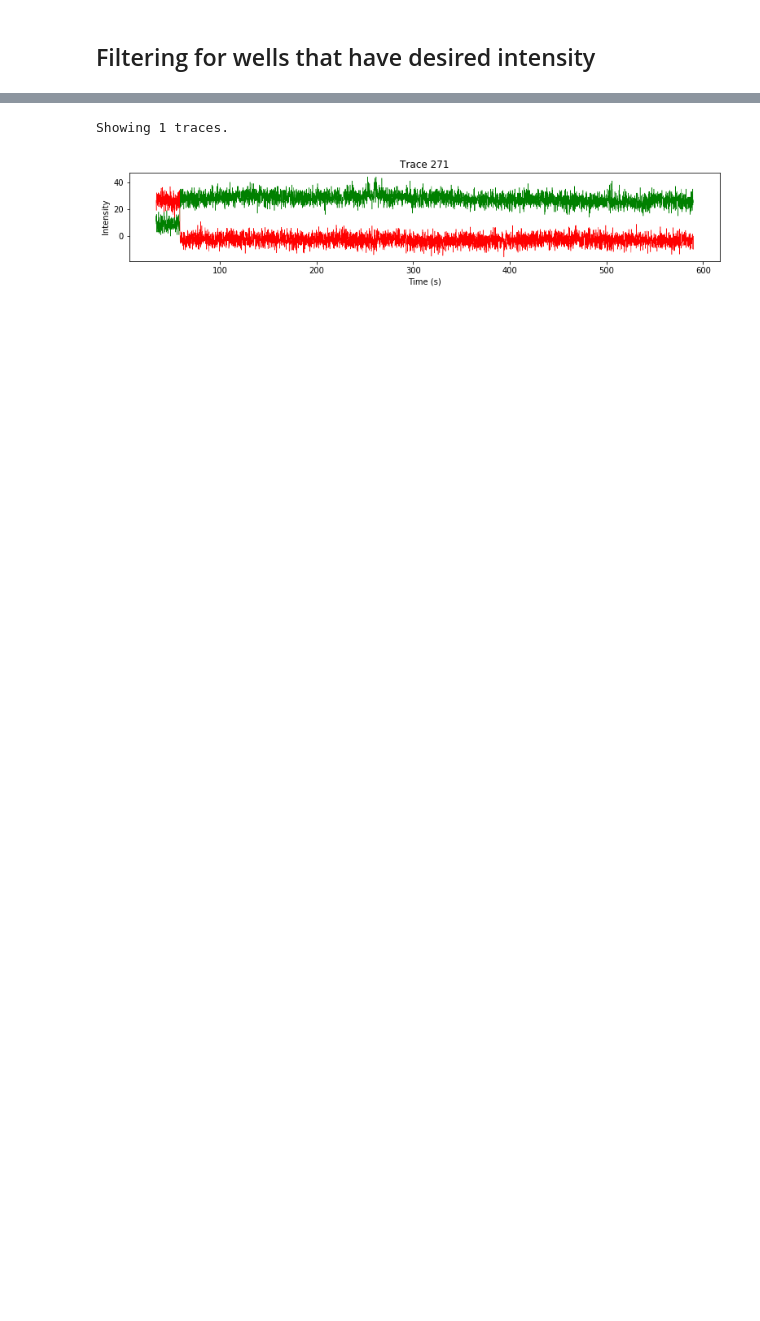
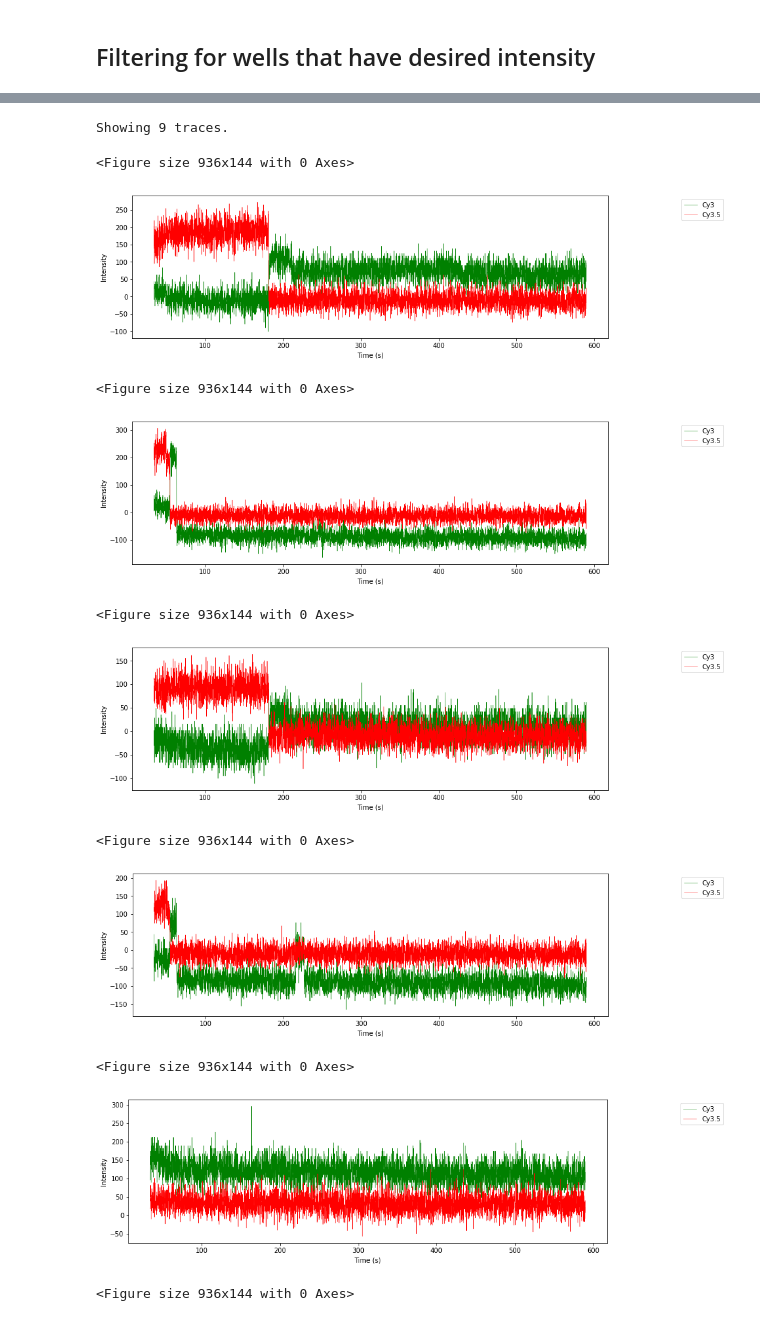
Before and after one commit to ashleefeng/pacbio, a Jupyter notebook: 190215_sample_2X_neut_250pM_nuc.ipynb, the cells around one changed output, grey strips where cells are left out. Saved outputs shown, nothing was run; the diff lists cells and outputs as text; code cells hidden in the pictures; blank space fills up the shorter version.

```diff
--- a/190215_sample_2X_neut_250pM_nuc.ipynb
+++ b/190215_sample_2X_neut_250pM_nuc.ipynb
@@ -191,3 +122,5 @@ for i in range(n_traces):
+# %%
+bg[:, 0] = bg[:, 0] + 35
 # %% [markdown]
 ## Plot intensity distributions
 # %%
@@ -268,7 +200,7 @@ plt.figure(figsize=(7.5, 6))
 for i in range(4):
     plt.subplot(2, 2, i+1)
     plt.scatter(hole_xy_plot[:, 0], hole_xy_plot[:, 1], hole_status)
-    plt.scatter(hole_xy_plot[:, 0], hole_xy_plot[:, 1], 1, avg_intens_bgs.T[i])
+    plt.scatter(hole_xy_plot[:, 0], hole_xy_plot[:, 1], 1, avg_intens_bgs2.T[i])
     plt.title(lasers[i] + ' intensity')
     plt.colorbar()
 plt.subplots_adjust(hspace=0.3)
@@ -281,2 +210,20 @@ plt.show()
 # %% [markdown]
 ## Filtering for wells that have desired intensity
+# %%
+def decode_and_plot(traces, traceID, decode_array, colors, foi, background, gamma, leakage, channels, lasers):
+#     channels = range(4)
+    trace = decode_array[traces[traceID, :, foi]]
+    plt.figure(figsize=(13,4))
+
+    for i in channels:
+        trace[i] = trace[i] - background[traceID, i]
+        trace[i] = trace[i] * gamma[i]
+        for j in channels:
+            trace[i] = trace[i] - trace[j] * leakage[j, i]
+
+    for j in channels:
+        plt.plot(time_axis[foi], trace[j], color=colors[j], linewidth=0.5, alpha=1)
+
+    plt.xlabel('Time (s)')
+    plt.ylabel('Intensity')
+    plt.legend(lasers, bbox_to_anchor=(0.75, 0.5, 0.5, 0.5))
@@ -283,7 +247,7 @@ plt.show()
 # %%
 channel = 2
-low = 10
-high = 100
+low = 40
+high = 200
 sele_traces = []
 
 for i in range(n_traces):
@@ -296,18 +260,28 @@ print("%d traces have desired intensity." %len(sele_traces))
 # %%
 # display selected traces
 count = 0
-end_high = 10
+end_high = 20
 
-for i in range(0, 1):
+for i in range(500, 510):
     traceID = sele_traces[i]
-    last_10_frames = raw_traces[traceID, channel, [end_frame-10, end_frame]] - bg[traceID, channel]
+    last_10_frames = decode_array[raw_traces[traceID, channel, [end_frame-10, end_frame]]] - bg[traceID, channel]
     end_avg = np.mean(last_10_frames)
     if end_avg < end_high:
         plt.figure(figsize=(13,2))
-        plot_one_trace_bgs(raw_traces, traceID, time_axis, bg, foi)
+        decode_and_plot(raw_traces, traceID, decode_array, colors, foi, bg, gamma, leakage, [0, 2], lasers)
         count += 1
 
 print("Showing %d traces." %count)
 # %% [output]
-Showing 1 traces.
+Showing 9 traces.
+<Figure size 936x144 with 0 Axes>
-[figure, old version]
+[figure, new version]
+<Figure size 936x144 with 0 Axes>
+[figure, added]
+<Figure size 936x144 with 0 Axes>
+[figure, added]
+<Figure size 936x144 with 0 Axes>
+[figure, added]
+<Figure size 936x144 with 0 Axes>
+[figure, added]
+<Figure size 936x144 with 0 Axes>
```
Also changed, not shown: parts of 23 cells of this notebook, 9 other files.
